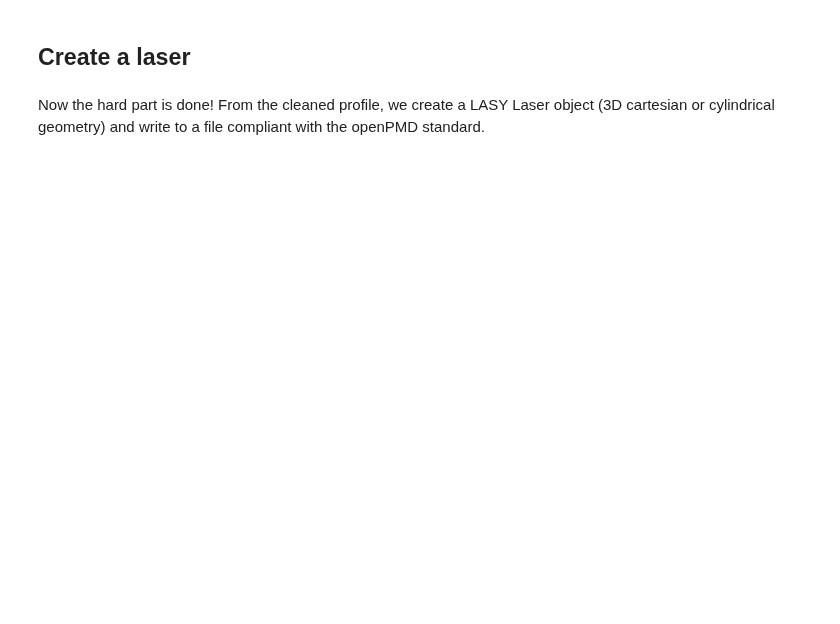
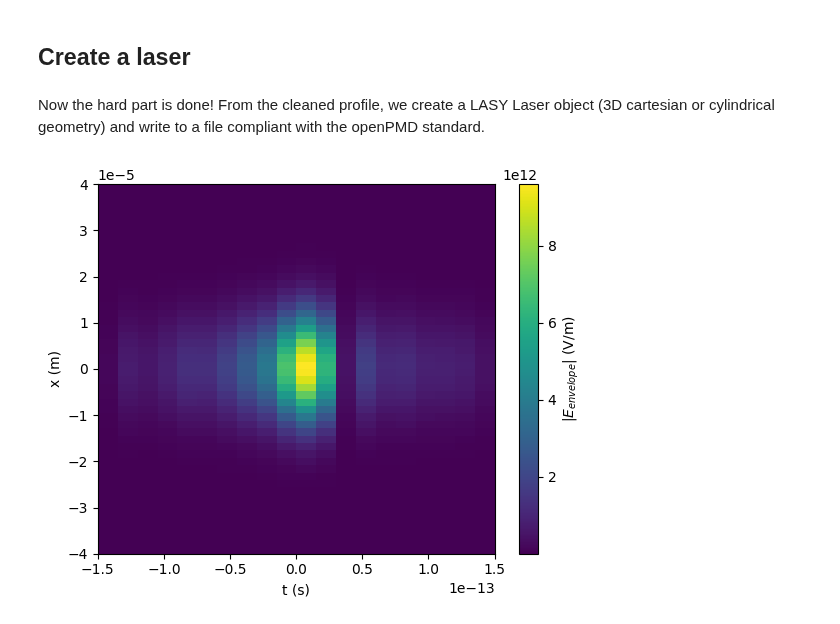
Before and after one commit to LASY-org/lasy, a Jupyter notebook: docs/source/tutorials/denoised_laser.ipynb, the cells around one changed output. Saved outputs shown, nothing was run; the diff lists cells and outputs as text; code cells hidden in the pictures; blank space fills up the shorter version.

Commit message:
Changes reagrding simulation box

```diff
--- a/docs/source/tutorials/denoised_laser.ipynb
+++ b/docs/source/tutorials/denoised_laser.ipynb
@@ -239,21 +249,23 @@ Now the hard part is done! From the cleaned profile, we create a LASY Laser obje
 # %%
 # First, 3D geometry
 dimensions = "xyt"  # Use 3D geometry
-lo = (-40e-6, -20e-6, -50e-15)  # Lower bounds of the simulation box
-hi = (40e-6, 20e-6, 50e-15)  # Upper bounds of the simulation box
+lo = (-40e-6, -20e-6, -150e-15)  # Lower bounds of the simulation box
+hi = (40e-6, 20e-6, 150e-15)  # Upper bounds of the simulation box
 num_points = (
     50,
     50,
     20,
 )  # Number of points in each dimension. Use (300, 300, 200) for production.
 
 # Constructing the object using 3D geometry might take a while to run depending on the hardware used.
 laser_xyt = Laser(dimensions, lo, hi, num_points, laser_profile_cleaned)  # Laser
 laser_xyt.normalize(energy_J * energy_frac)  # Normalize the laser energy
 laser_xyt.show()
 
 # Save the laser object to a file
 laser_xyt.write_to_file("Laser_xyt_denoised", "h5", save_as_vector_potential=True)
+# %% [output]
+[figure, added]
 # %%
 # Then, cylindrical geometry. Here, we also propagate the pulse backwards by 0.5 mm.
 dimensions = "rt"  # Use cylindrical geometry
```
Also changed, not shown: parts of 7 cells of this notebook.
